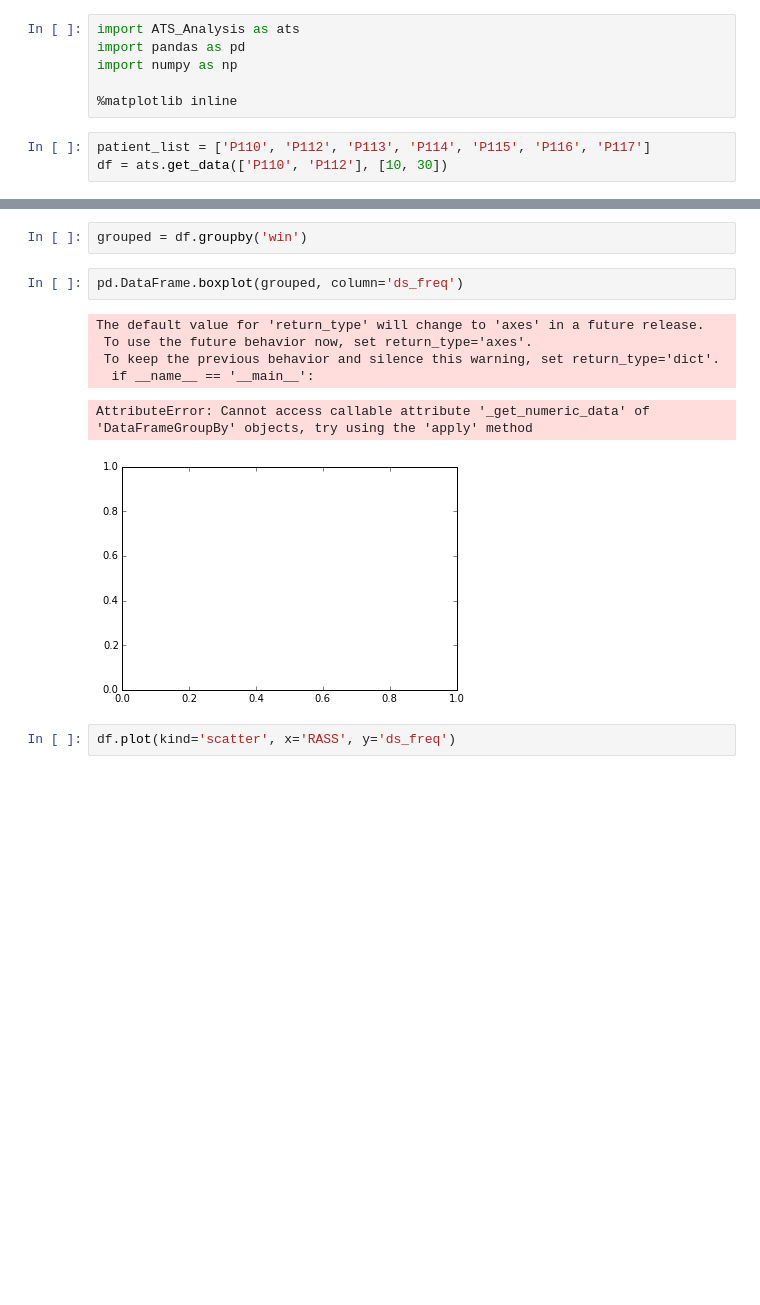
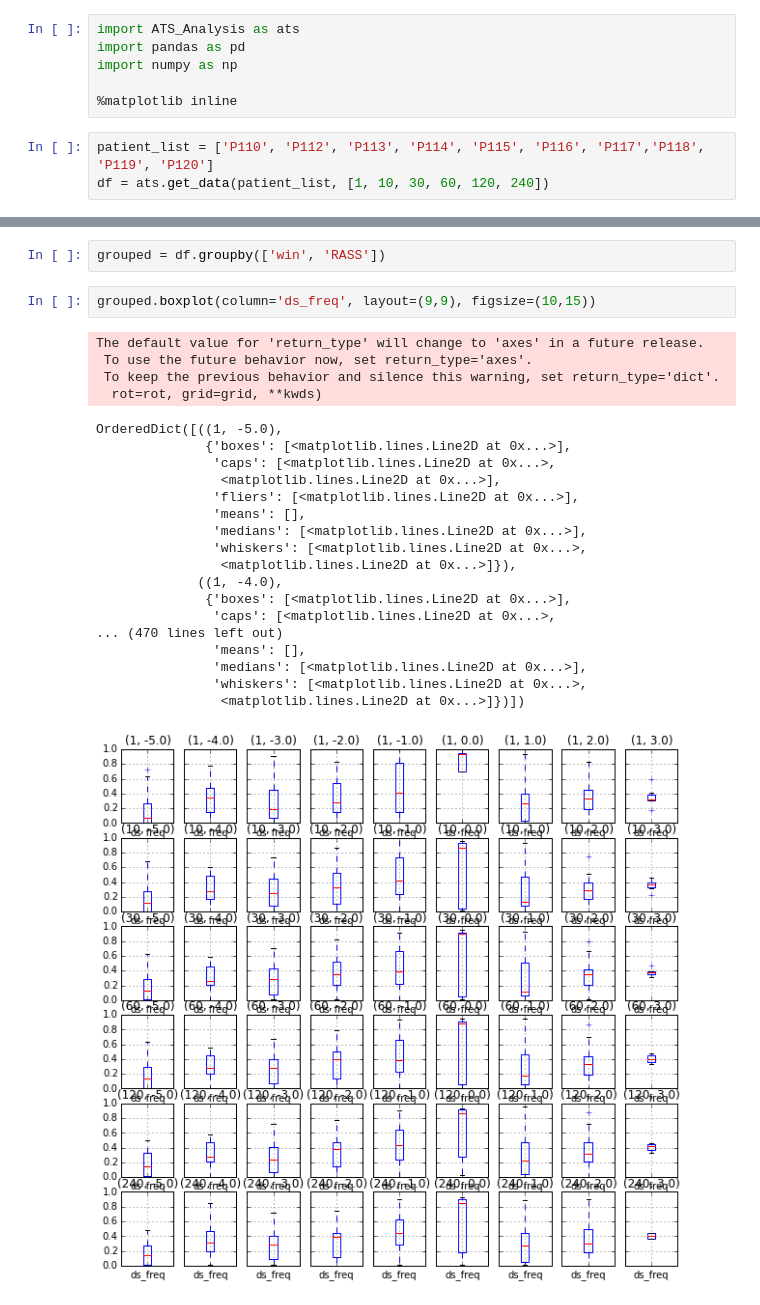
Before and after one commit to psottile05/VentDysSedation, a Jupyter notebook: ATS_Analysis_2016.ipynb, the cells around one changed output, grey strips where cells are left out. Cells and saved outputs as stored; diff of their text form; blank space fills up the shorter version.

```diff
--- a/ATS_Analysis_2016.ipynb
+++ b/ATS_Analysis_2016.ipynb
@@ -5,6 +5,6 @@ import numpy as np
 
 %matplotlib inline
 # %%
-patient_list = ['P110', 'P112', 'P113', 'P114', 'P115', 'P116', 'P117']
-df = ats.get_data(['P110', 'P112'], [10, 30])
+patient_list = ['P110', 'P112', 'P113', 'P114', 'P115', 'P116', 'P117','P118', 'P119', 'P120']
+df = ats.get_data(patient_list, [1, 10, 30, 60, 120, 240])
 # %% [output]
@@ -18,14 +30,28 @@ df.win.value_counts()
 Name: win, dtype: int64
 # %%
-grouped = df.groupby('win')
+grouped = df.groupby(['win', 'RASS'])
-# %%
-pd.DataFrame.boxplot(grouped, column='ds_freq')
-# %% [output]
-The default value for 'return_type' will change to 'axes' in a future release.
- To use the future behavior now, set return_type='axes'.
- To keep the previous behavior and silence this warning, set return_type='dict'.
-  if __name__ == '__main__':
-AttributeError: Cannot access callable attribute '_get_numeric_data' of 'DataFrameGroupBy' objects, try using the 'apply' method
-[figure, removed]
-# %%
-df.plot(kind='scatter', x='RASS', y='ds_freq')
+# %%
+grouped.boxplot(column='ds_freq', layout=(9,9), figsize=(10,15))
+# %% [output]
+The default value for 'return_type' will change to 'axes' in a future release.
+ To use the future behavior now, set return_type='axes'.
+ To keep the previous behavior and silence this warning, set return_type='dict'.
+  rot=rot, grid=grid, **kwds)
+OrderedDict([((1, -5.0),
+              {'boxes': [<matplotlib.lines.Line2D at 0x...>],
+               'caps': [<matplotlib.lines.Line2D at 0x...>,
+                <matplotlib.lines.Line2D at 0x...>],
+               'fliers': [<matplotlib.lines.Line2D at 0x...>],
+               'means': [],
+               'medians': [<matplotlib.lines.Line2D at 0x...>],
+               'whiskers': [<matplotlib.lines.Line2D at 0x...>,
+                <matplotlib.lines.Line2D at 0x...>]}),
+             ((1, -4.0),
+              {'boxes': [<matplotlib.lines.Line2D at 0x...>],
+               'caps': [<matplotlib.lines.Line2D at 0x...>,
+... (470 lines left out)
+               'means': [],
+               'medians': [<matplotlib.lines.Line2D at 0x...>],
+               'whiskers': [<matplotlib.lines.Line2D at 0x...>,
+                <matplotlib.lines.Line2D at 0x...>]})])
+[figure, added]
```
Also changed, not shown: parts of 7 cells of this notebook, 1 other file.
